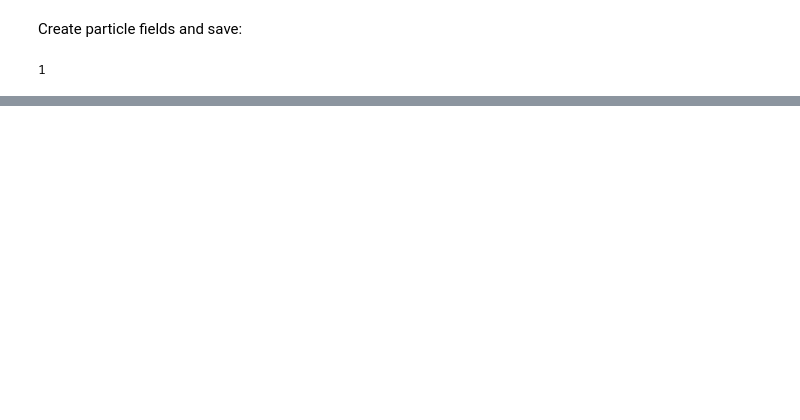
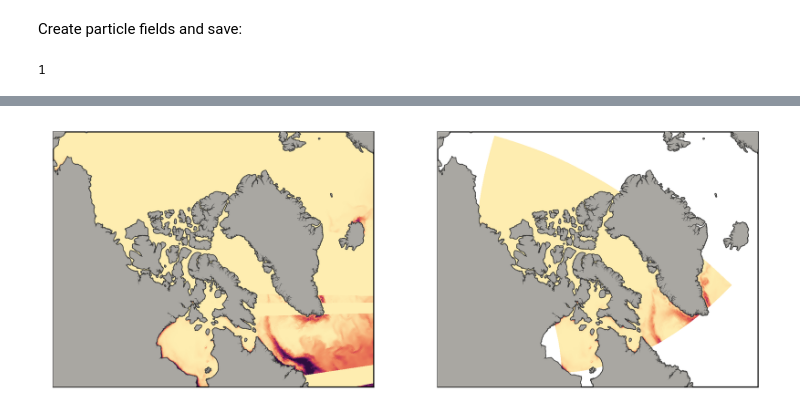
Before and after one commit to UBC-MOAD/analysis-brogalla, a Jupyter notebook: paper3/forcing/scavenging-particle-fields.ipynb, the cells around one changed output, grey strips where cells are left out. Cells and saved outputs as stored; diff of their text form; code cells hidden in the pictures; blank space fills up the shorter version.

```diff
--- a/paper3/forcing/scavenging-particle-fields.ipynb
+++ b/paper3/forcing/scavenging-particle-fields.ipynb
@@ -228,0 +237,18 @@ CB2 = proj2.pcolormesh(xANHA12, yANHA12, bio, cmap=cmocean.cm.matter, vmin=0, vm
+# %%
+fig, ax = plt.subplots(1,2,figsize=(9,4),dpi=300)
+
+proj1=Basemap(projection='eqdc',lat_0 = 73, lon_0 = -78, resolution='i', width=5.4e6, height=4.3e6, ax=ax[0])
+proj1.drawcoastlines(color='#373736', linewidth=1.0);
+proj1.fillcontinents(color=land_color, lake_color=land_color, zorder=5);
+
+proj2=Basemap(projection='eqdc',lat_0 = 73, lon_0 = -78, resolution='i', width=5.4e6, height=4.3e6, ax=ax[1])
+proj2.drawcoastlines(color='#373736', linewidth=1.0);
+proj2.fillcontinents(color=land_color, lake_color=land_color, zorder=5);
+
+xANHA4 , yANHA4  = proj1(ANHA4_lons , ANHA4_lats)
+xANHA12, yANHA12 = proj2(ANHA12_lons, ANHA12_lats)
+
+CB1 = proj1.pcolormesh(xANHA4, yANHA4, bio_ANHA4[0,:,:], cmap=cmocean.cm.matter, vmin=0, vmax=5e-11)
+CB2 = proj2.pcolormesh(xANHA12, yANHA12, bio[0,:,:], cmap=cmocean.cm.matter, vmin=0, vmax=5e-11)
+# %% [output]
+[figure, added]
```
Also changed, not shown: parts of 9 cells of this notebook.
